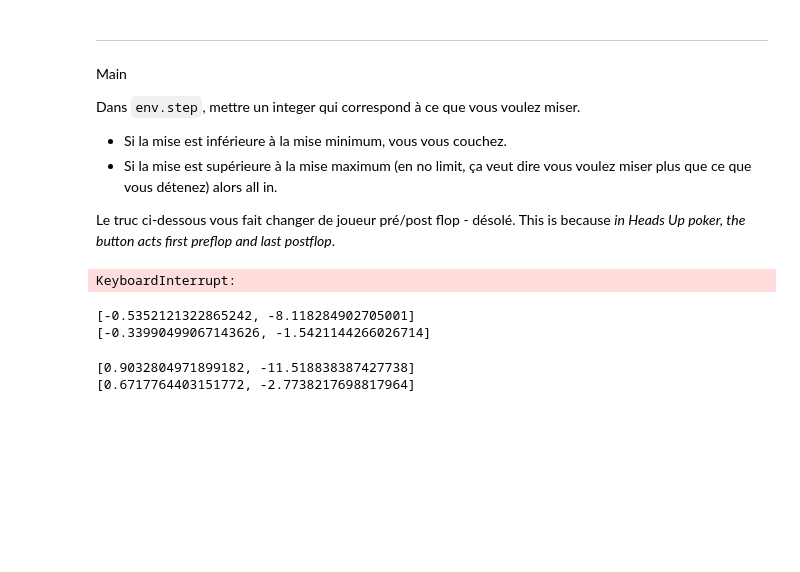
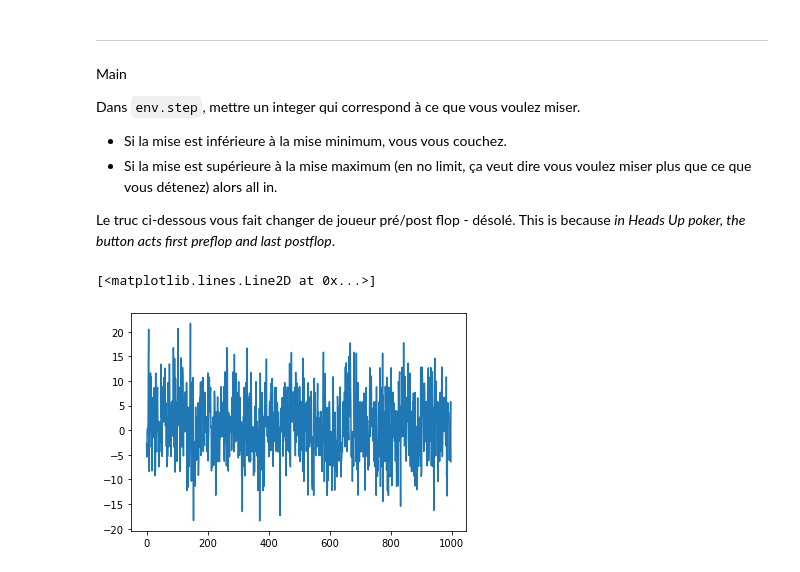
Before and after one commit to timrio/reinforcement-learning-poker, a Jupyter notebook: notebooks/all_in_fold_deep_q.ipynb, the cells around one changed output. Drawn from its saved outputs; the diff is of its cells as text; code cells hidden in the pictures; blank space fills up the shorter version.

```diff
--- a/notebooks/all_in_fold_deep_q.ipynb
+++ b/notebooks/all_in_fold_deep_q.ipynb
@@ -292,7 +293,7 @@ class NN(nn.Module):
 # %%
 class DQNAgent(BaseAgent):
 
-    def __init__(self, player_id, agent_init_info, batch_size = 8, max_memory_size = 100000):
+    def __init__(self, player_id, agent_init_info, batch_size = 100, max_memory_size = 1000000):
         self.player_id = player_id
 
         self.state_size = agent_init_info["state_size"]
@@ -416,8 +417,8 @@ class DQNAgent(BaseAgent):
         state = np.array([self.one_hot_encode_card(str(state[0])), self.one_hot_encode_card(str(state[1]))])
         number_of_chips = info_dict['stacks'][self.player_id]
 
-        if self.counter%10 == 0:
-            # transfer weight every 10 epochs
+        if self.counter%100 == 0:
+            # transfer weight every 100 epochs
             self.update_target_network()
             self.state = state
 
@@ -436,7 +437,7 @@ class DQNAgent(BaseAgent):
             self.remember(self.state, self.action, reward, self.next_state, done)
 
             # train
-            if self.counter >= 100:
+            if self.counter >= 100 and self.counter%200 == 0:
                 # replay only if enough experiences in memory
                 self.experience_replay()
 
@@ -458,12 +459,12 @@ class DQNAgent(BaseAgent):
 # %%
 clubs_gym.envs.register({env_str: config_dict})
 env = gym.make(env_str)
-q_learning_agent_info = {"state_size":[2, 54], "num_actions": 2 , "epsilon": 0.1, "step_size": 0.1, "discount": 1.0, "seed": 0}
+q_learning_agent_info = {"state_size":[2, 54], "num_actions": 2 , "epsilon": 0.3, "step_size": 0.1, "discount": 1.0, "seed": 0}
 agents = [DQNAgent(0, q_learning_agent_info), RandomAllInFold(1)]
 env.register_agents(agents)
-
+rewards_list = []
 # Start the game
-for episodes in tqdm(range(1000000), position = 0):
+for episodes in tqdm(range(100000), position = 0):
     obs = env.reset(reset_stacks = True, reset_button = True)
 
     # create a dict containing all necessary info for q learning agent
@@ -495,23 +496,20 @@ for episodes in tqdm(range(1000000), position = 0):
         # print_obs(obs)
         if all(done):
             agents[0].act(info_dict)
+            rewards_list.append(rewards[0])
+
             break
 env.close()
-# %% [output]
-KeyboardInterrupt:
-# %%
-print(agents[0].q['A♥', 'A♦'])
-print(agents[0].q['A♥', 'A♣'])
-print(agents[0].q['A♥', 'A♠'])
-print(agents[0].q['2♥', '7♦'])
-print(agents[0].q['2♥', '7♣'])
-print(agents[0].q['2♥', '7♠'])
-# %% [output]
-[-0.5352121322865242, -8.118284902705001]
-[-0.33990499067143626, -1.5421144266026714]
-# %%
-print(agents[1].q['A♥', 'A♦'])
-print(agents[1].q['2♥', '7♦'])
-# %% [output]
-[0.9032804971899182, -11.518838387427738]
-[0.6717764403151772, -2.7738217698817964]
+# %%
+def sliding_window(rewards_list, window_size = 1000):
+    avg_list = []
+    rewards_list = np.array(rewards_list)
+    for i in range(0, len(rewards_list)-window_size, window_size):
+        avg_list.append(np.mean(rewards_list[i:i+window_size]))
+    return(avg_list)
+# %%
+import matplotlib.pyplot as plt
+plt.plot(sliding_window(rewards_list, window_size = 100))
+# %% [output]
+[<matplotlib.lines.Line2D at 0x...>]
+[figure, added]
```
Also changed, not shown: parts of 1 cell of this notebook.
